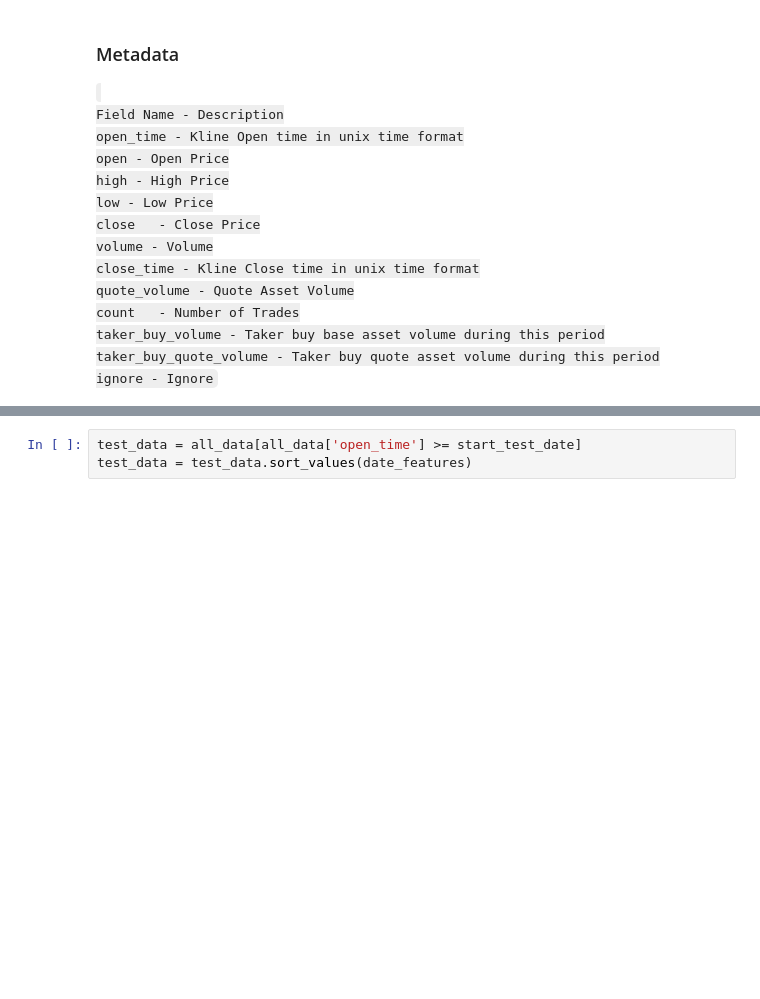
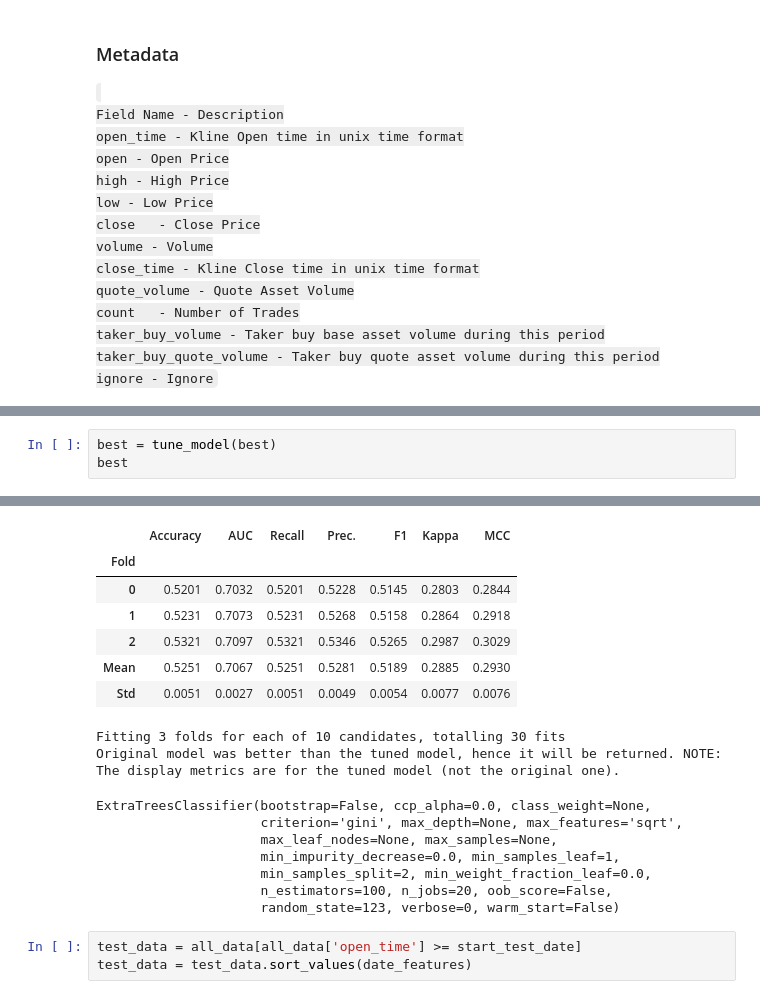
Before and after one commit to marmibv/mg_crypto_trader, a Jupyter notebook: src/jupyter_nb/analise_crypto_v3.ipynb, the cells around one changed output, grey strips where cells are left out. Saved outputs shown, nothing was run; the diff lists cells and outputs as text; blank space fills up the shorter version.

```diff
--- a/src/jupyter_nb/analise_crypto_v3.ipynb
+++ b/src/jupyter_nb/analise_crypto_v3.ipynb
@@ -138,0 +241,4 @@ best
+# %%
+best = tune_model(best)
+best
+# %% [output]
@@ -139,3 +246,19 @@ best
+|  | Accuracy | AUC | Recall | Prec. | F1 | Kappa | MCC |
+| Fold |  |  |  |  |  |  |  |
+| 0 | 0.5201 | 0.7032 | 0.5201 | 0.5228 | 0.5145 | 0.2803 | 0.2844 |
+| 1 | 0.5231 | 0.7073 | 0.5231 | 0.5268 | 0.5158 | 0.2864 | 0.2918 |
+| 2 | 0.5321 | 0.7097 | 0.5321 | 0.5346 | 0.5265 | 0.2987 | 0.3029 |
+| Mean | 0.5251 | 0.7067 | 0.5251 | 0.5281 | 0.5189 | 0.2885 | 0.2930 |
+| Std | 0.0051 | 0.0027 | 0.0051 | 0.0049 | 0.0054 | 0.0077 | 0.0076 |
+Fitting 3 folds for each of 10 candidates, totalling 30 fits
+Original model was better than the tuned model, hence it will be returned. NOTE: The display metrics are for the tuned model (not the original one).
+ExtraTreesClassifier(bootstrap=False, ccp_alpha=0.0, class_weight=None,
+                     criterion='gini', max_depth=None, max_features='sqrt',
+                     max_leaf_nodes=None, max_samples=None,
+                     min_impurity_decrease=0.0, min_samples_leaf=1,
+                     min_samples_split=2, min_weight_fraction_leaf=0.0,
+                     n_estimators=100, n_jobs=20, oob_score=False,
+                     random_state=123, verbose=0, warm_start=False)
 # %%
 test_data = all_data[all_data['open_time'] >= start_test_date]
 test_data = test_data.sort_values(date_features)
```
Also changed, not shown: parts of 18 cells of this notebook, 28 other files.
